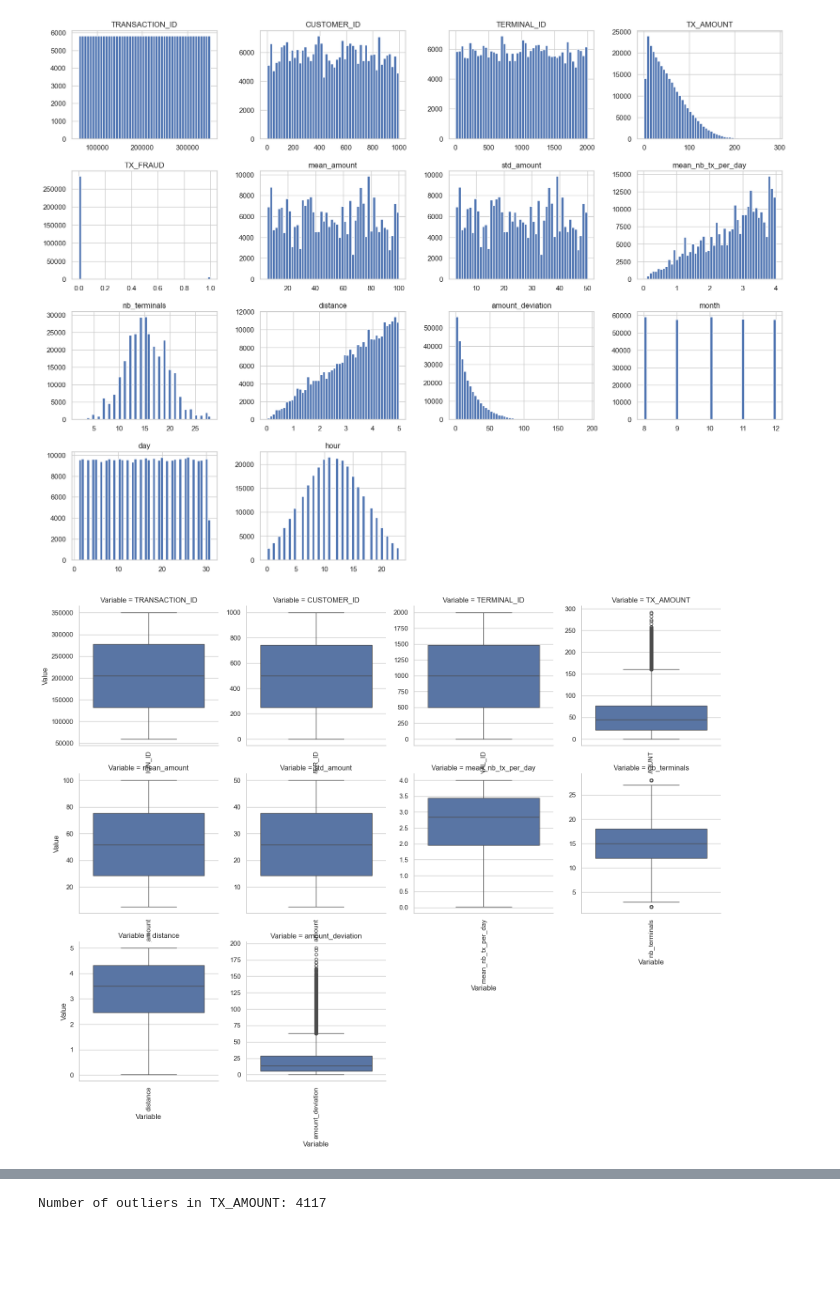
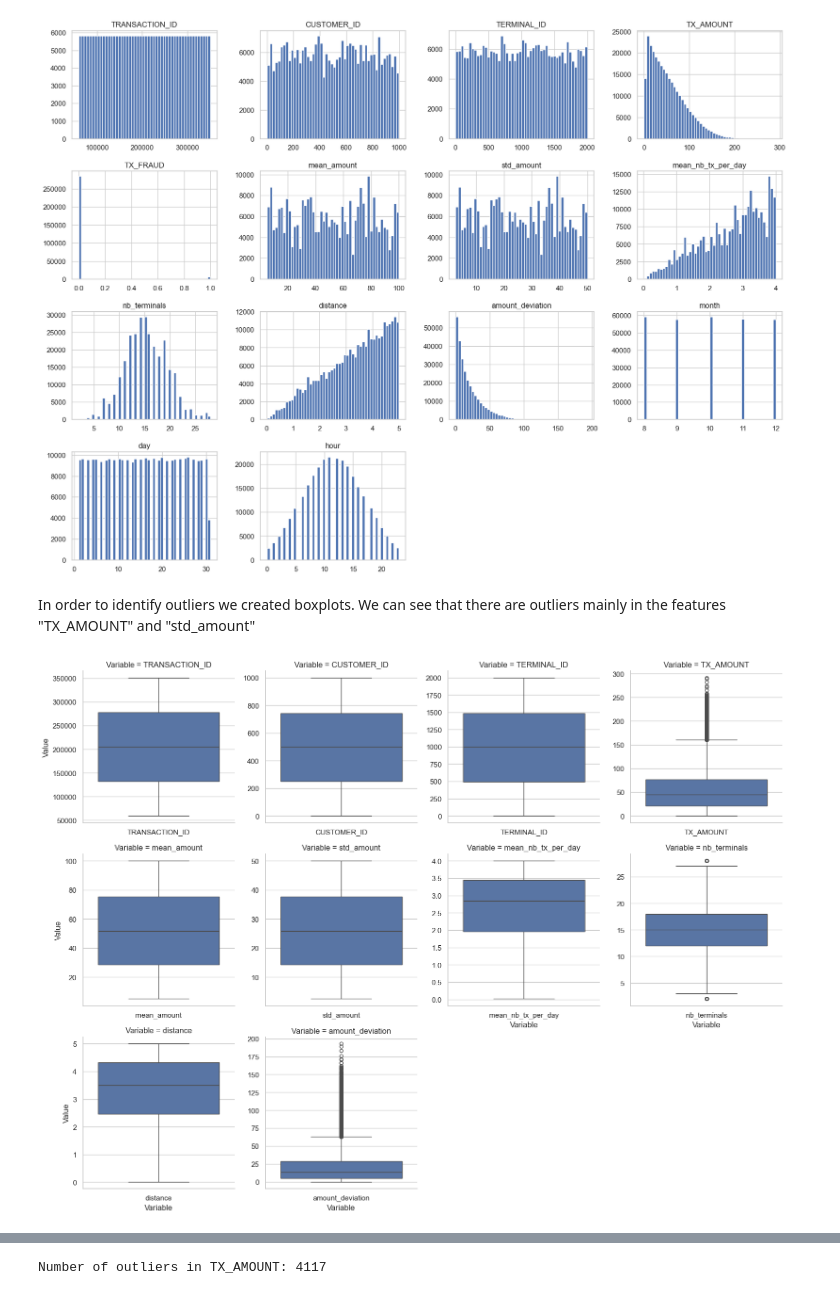
Before and after one commit to JuanS286/CreditCardFraudDetection, a Jupyter notebook: CreditCardFraudDetection.ipynb, the cells around one changed output, grey strips where cells are left out. Drawn from its saved outputs; the diff is of its cells as text; code cells hidden in the pictures; blank space fills up the shorter version.

```diff
--- a/CreditCardFraudDetection.ipynb
+++ b/CreditCardFraudDetection.ipynb
@@ -468,17 +475,18 @@ df.hist(bins=50, figsize=(20,15))
 plt.show()
 # %% [output]
 [figure]
+# %% [markdown]
+In order to identify outliers we created boxplots. We can see that there are outliers mainly in the features "TX_AMOUNT" and "std_amount"
 # %%
 numeric_cols = df.select_dtypes(include=['float64', 'int64']).columns
 melted_df = pd.melt(df[numeric_cols], var_name='Variable', value_name='Value')
 
 g = sns.catplot(x='Variable', y='Value', col='Variable',
                 data=melted_df, kind='box',
                 col_wrap=4,
                 sharex=False, sharey=False,
                 height=4, aspect=1)
 
-g.set_xticklabels(rotation=90)
 plt.show()
 # %% [output]
-[figure, old version]
+[figure, new version]
```
Also changed, not shown: parts of 66 cells of this notebook.
